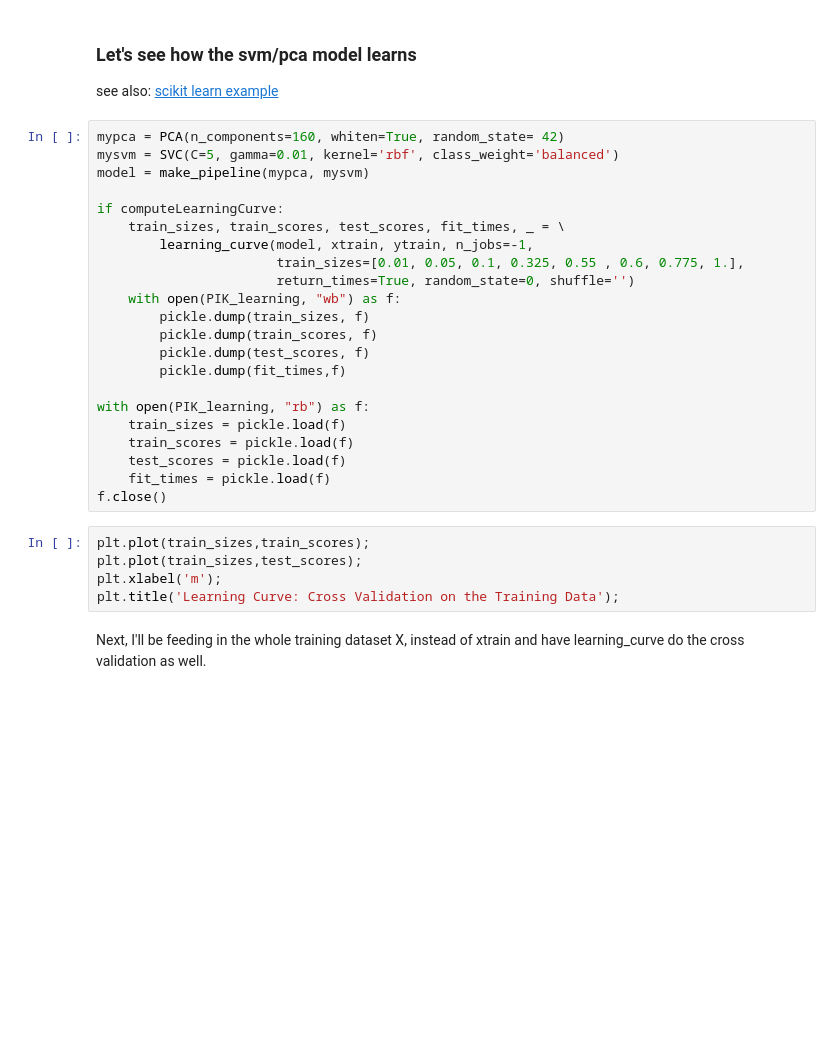
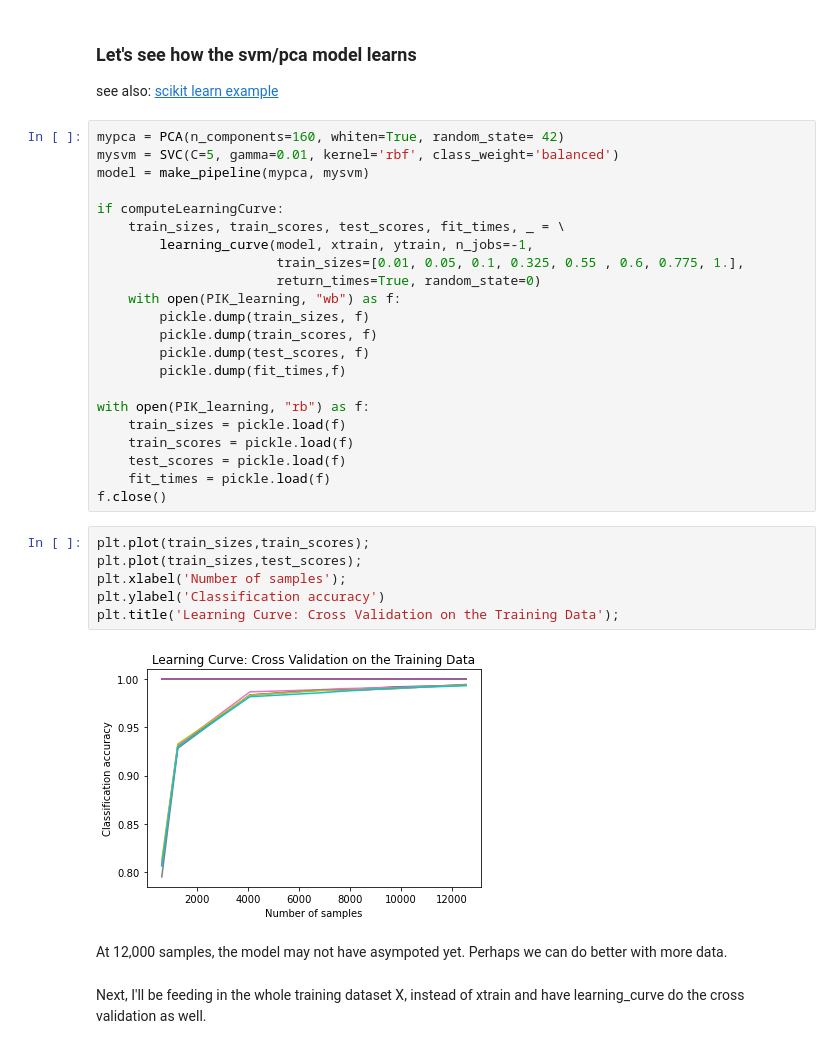
Before and after one commit to sinemmy/Fourthbrain_independent_project, a Jupyter notebook: State Farm Distracted Driving_SVM.ipynb, the cells around one changed output. Drawn from its saved outputs; the diff is of its cells as text; blank space fills up the shorter version.

```diff
--- a/State Farm Distracted Driving_SVM.ipynb
+++ b/State Farm Distracted Driving_SVM.ipynb
@@ -307,7 +412,7 @@ if computeLearningCurve:
     train_sizes, train_scores, test_scores, fit_times, _ = \
         learning_curve(model, xtrain, ytrain, n_jobs=-1,
                        train_sizes=[0.01, 0.05, 0.1, 0.325, 0.55 , 0.6, 0.775, 1.],
-                       return_times=True, random_state=0, shuffle='')
+                       return_times=True, random_state=0)
     with open(PIK_learning, "wb") as f:
         pickle.dump(train_sizes, f)
         pickle.dump(train_scores, f)
@@ -323,7 +428,12 @@ f.close()
 # %%
 plt.plot(train_sizes,train_scores);
 plt.plot(train_sizes,test_scores);
-plt.xlabel('m');
+plt.xlabel('Number of samples');
+plt.ylabel('Classification accuracy')
 plt.title('Learning Curve: Cross Validation on the Training Data');
+# %% [output]
+[figure, added]
-# %% [markdown]
-Next, I'll be feeding in the whole training dataset X, instead of xtrain and have learning_curve do the cross validation as well.
+# %% [markdown]
+At 12,000 samples, the model may not have asympoted yet. Perhaps we can do better with more data.
+# %% [markdown]
+Next, I'll be feeding in the whole training dataset X, instead of xtrain and have learning_curve do the cross validation as well.
```
Also changed, not shown: parts of 16 cells of this notebook, 1 other file.
